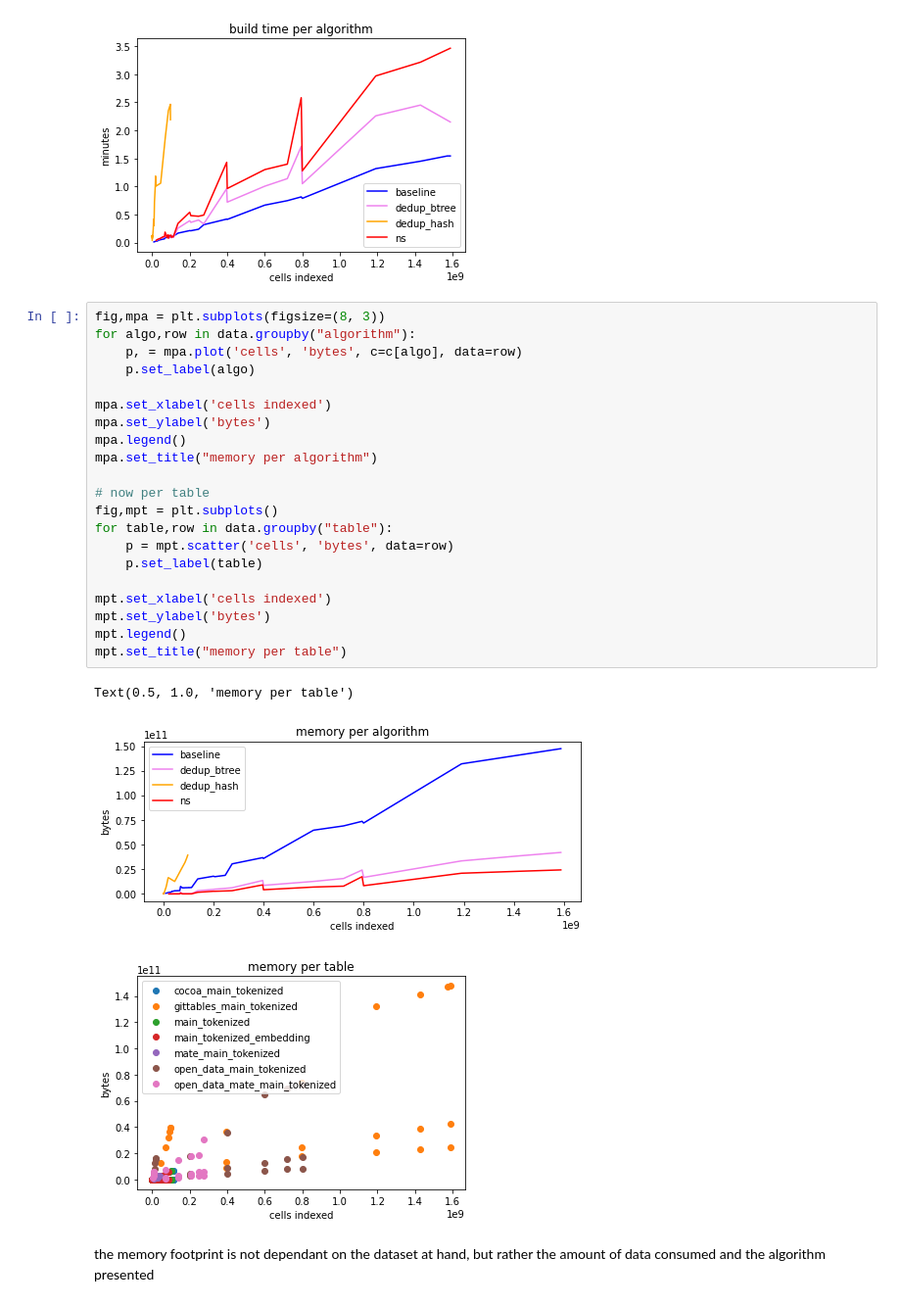
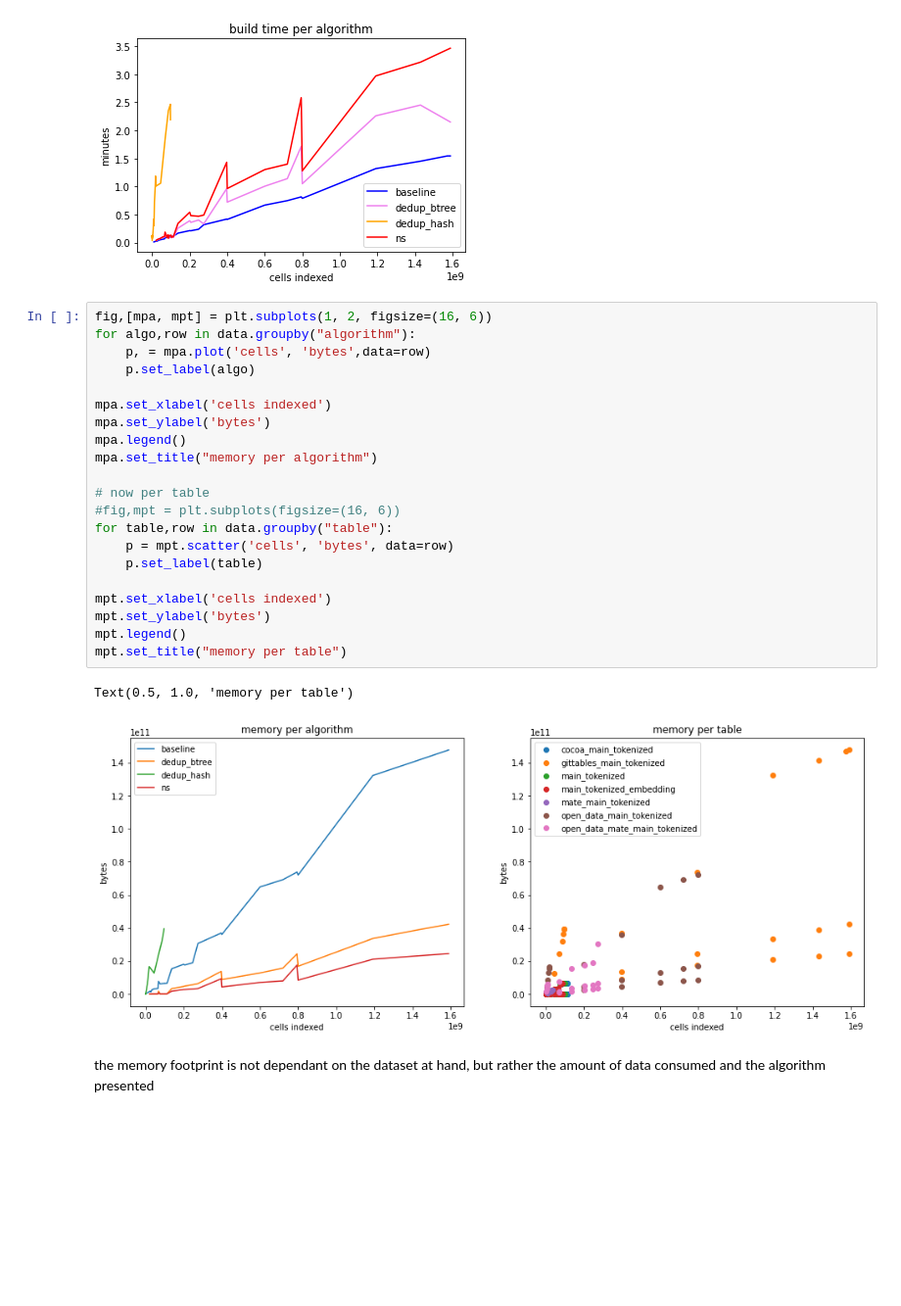
Before and after one commit to nilsmartel/bsc-ii-measure, a Jupyter notebook: render-graphs/testing.ipynb, the cells around one changed output. Shown at 98% size. Cells and saved outputs as stored; diff of their text form; blank space fills up the shorter version.

```diff
--- a/render-graphs/testing.ipynb
+++ b/render-graphs/testing.ipynb
@@ -64,29 +64,28 @@ Text(0.5, 1.0, 'build time per algorithm')
 <Figure size 432x288 with 0 Axes>
 [figure]
 # %%
-fig,mpa = plt.subplots(figsize=(8, 3))
+fig,[mpa, mpt] = plt.subplots(1, 2, figsize=(16, 6))
 for algo,row in data.groupby("algorithm"):
-    p, = mpa.plot('cells', 'bytes', c=c[algo], data=row)
+    p, = mpa.plot('cells', 'bytes',data=row)
     p.set_label(algo)
 
 mpa.set_xlabel('cells indexed')
 mpa.set_ylabel('bytes')
 mpa.legend()
 mpa.set_title("memory per algorithm")
 
 # now per table
-fig,mpt = plt.subplots()
+#fig,mpt = plt.subplots(figsize=(16, 6))
 for table,row in data.groupby("table"):
     p = mpt.scatter('cells', 'bytes', data=row)
     p.set_label(table)
 
 mpt.set_xlabel('cells indexed')
 mpt.set_ylabel('bytes')
 mpt.legend()
 mpt.set_title("memory per table")
 # %% [output]
 Text(0.5, 1.0, 'memory per table')
-[figure, old version]
+[figure, new version]
-[figure, removed]
 # %% [markdown]
 the memory footprint is not dependant on the dataset at hand, but rather the amount of data consumed and the algorithm presented
```
Also changed, not shown: 1 other file.
